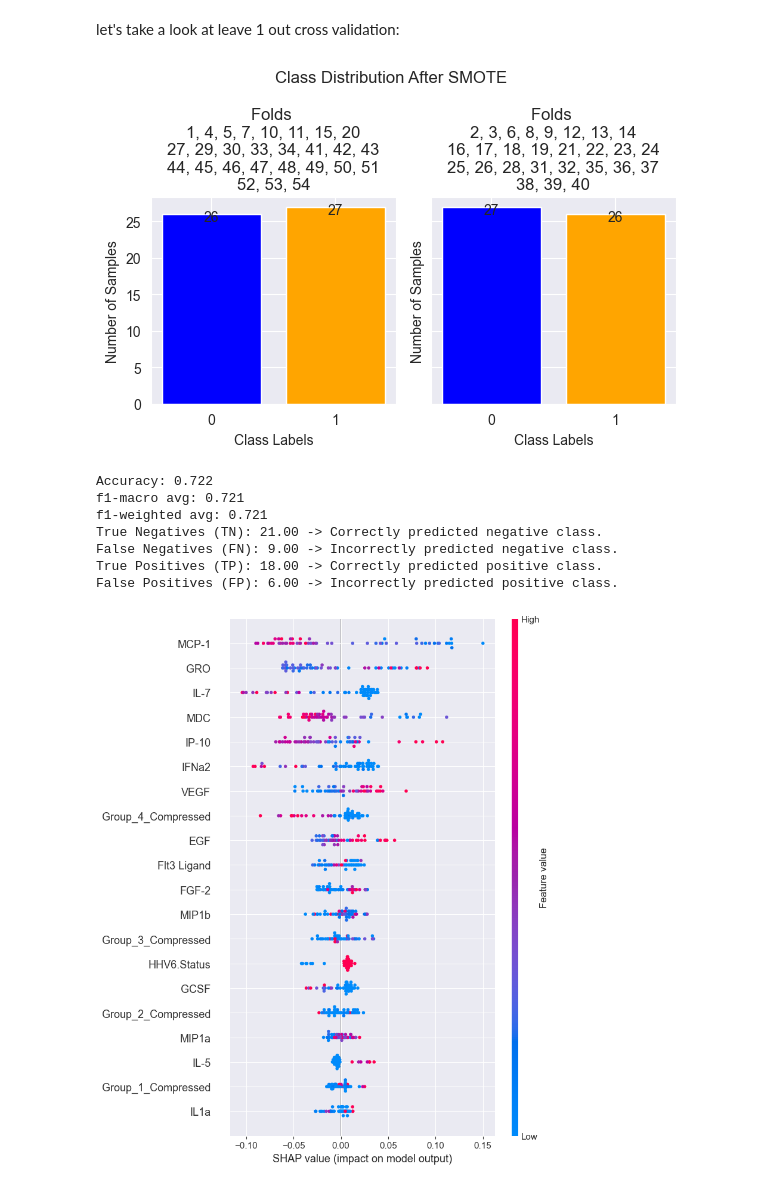
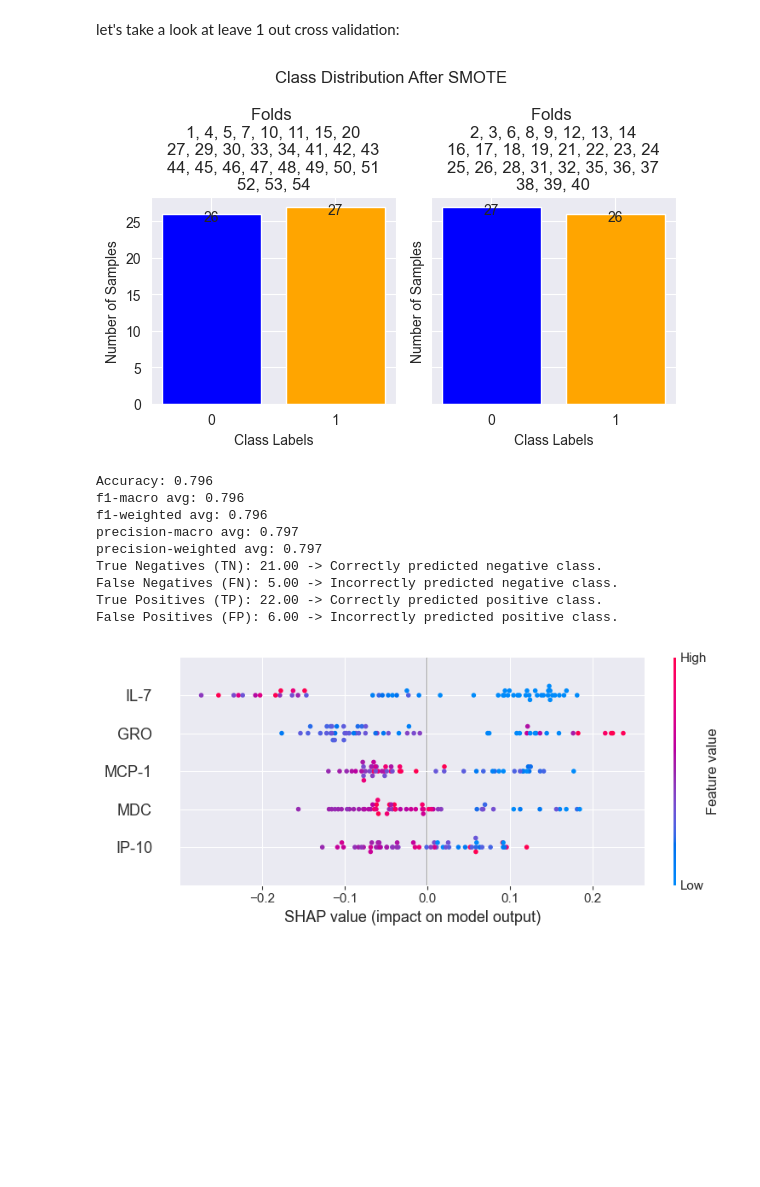
Before and after one commit to Elias-Dams/multimodal-data-integration-predictive-modeling-measles-vaccine-response-cross-validation, a Jupyter notebook: exploration/compressing_correlations.ipynb, the cells around one changed output. Saved outputs shown, nothing was run; the diff lists cells and outputs as text; code cells hidden in the pictures; blank space fills up the shorter version.

```diff
--- a/exploration/compressing_correlations.ipynb
+++ b/exploration/compressing_correlations.ipynb
@@ -165,25 +192,27 @@ let's take a look at leave 1 out cross validation:
 # %%
 merged_data = pd.merge(abtiters, cytokines, on='Vaccinee')
 
 # Drop non-numeric columns
-X = merged_data.drop(columns=['Day 0', 'Day 21','titer_response', 'Vaccinee', 'response_label', 'vaccine'])
+X = merged_data[['GRO', 'MCP-1', 'MDC', 'IL-7', 'IP-10']]
 
 # Target variable
 y = merged_data['response_label']
 
 model_with_shap(X, y,
                 crossval="Leave-One-Out",
                 smote=True,
                 model=RandomForestClassifier(n_estimators=100, random_state=42),
                 shap_explainer = shap.TreeExplainer,
                 random_state=42)
 # %% [output]
 [figure]
-Accuracy: 0.722
-f1-macro avg: 0.721
-f1-weighted avg: 0.721
+Accuracy: 0.796
+f1-macro avg: 0.796
+f1-weighted avg: 0.796
+precision-macro avg: 0.797
+precision-weighted avg: 0.797
 True Negatives (TN): 21.00 -> Correctly predicted negative class.
-False Negatives (FN): 9.00 -> Incorrectly predicted negative class.
-True Positives (TP): 18.00 -> Correctly predicted positive class.
+False Negatives (FN): 5.00 -> Incorrectly predicted negative class.
+True Positives (TP): 22.00 -> Correctly predicted positive class.
 False Positives (FP): 6.00 -> Incorrectly predicted positive class.
-[figure, old version]
+[figure, new version]
```
Also changed, not shown: parts of 3 cells of this notebook, 2 other files.
